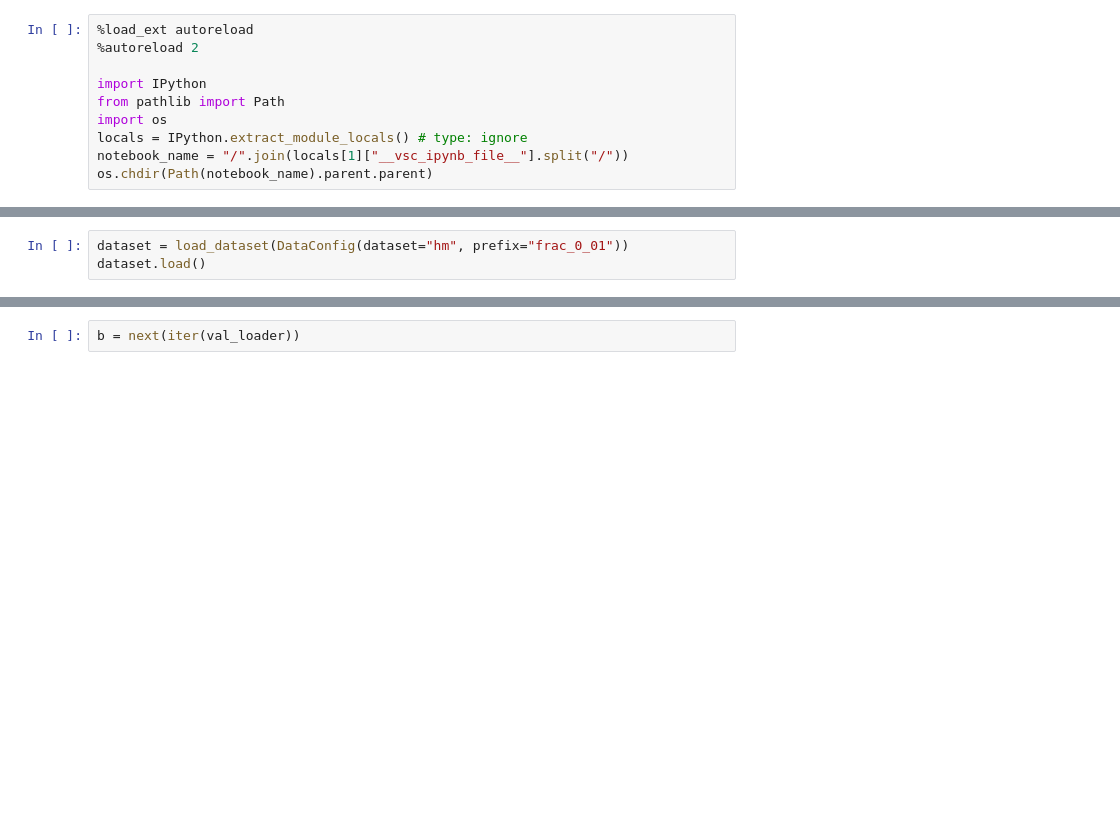
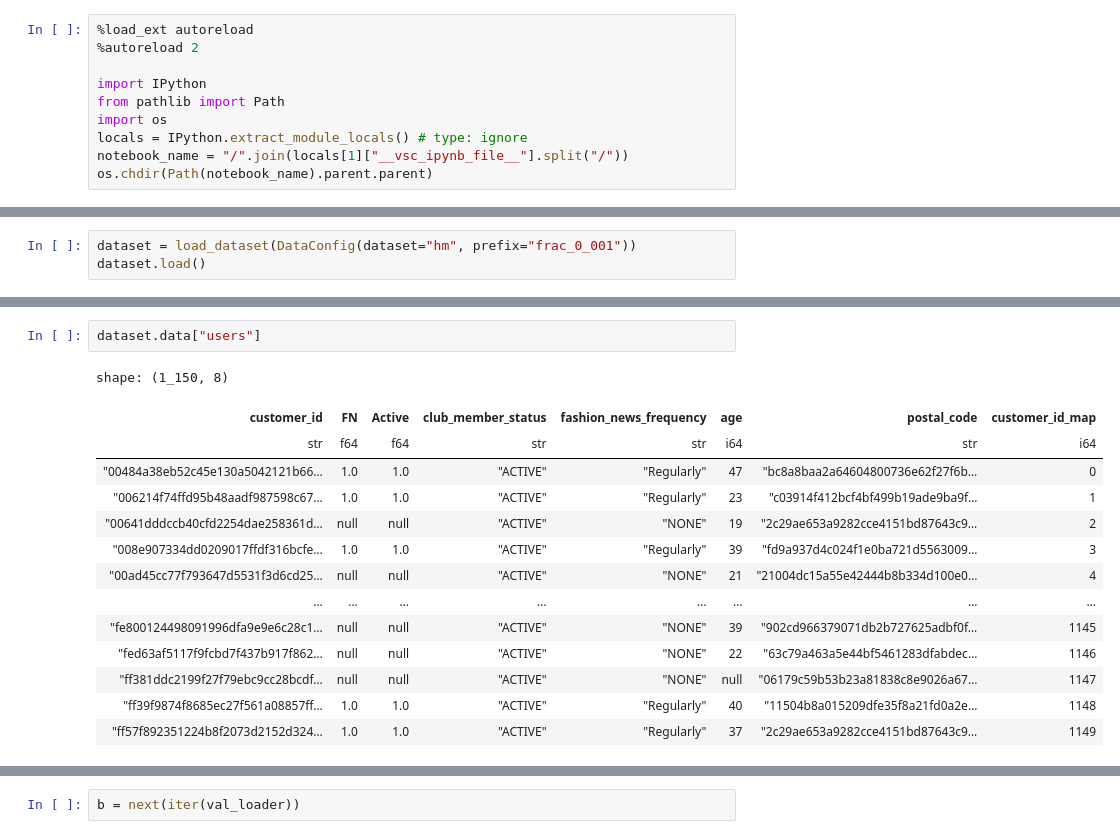
Before and after one commit to milymilek/retail-recommender-system, a Jupyter notebook: notebooks/t.ipynb, the cells around one changed output, grey strips where cells are left out. Drawn from its saved outputs; the diff is of its cells as text; blank space fills up the shorter version.

```diff
--- a/notebooks/t.ipynb
+++ b/notebooks/t.ipynb
@@ -22,3 +26,3 @@ from retail_recommender_system.models.mfconv import collate_fn
 # %%
-dataset = load_dataset(DataConfig(dataset="hm", prefix="frac_0_01"))
+dataset = load_dataset(DataConfig(dataset="hm", prefix="frac_0_001"))
 dataset.load()
@@ -24,0 +82,17 @@ dataset.load()
+# %%
+dataset.data["users"]
+# %% [output]
+shape: (1_150, 8)
+| customer_id | FN | Active | club_member_status | fashion_news_frequency | age | postal_code | customer_id_map |
+| str | f64 | f64 | str | str | i64 | str | i64 |
+| "00484a38eb52c45e130a5042121b66… | 1.0 | 1.0 | "ACTIVE" | "Regularly" | 47 | "bc8a8baa2a64604800736e62f27f6b… | 0 |
+| "006214f74ffd95b48aadf987598c67… | 1.0 | 1.0 | "ACTIVE" | "Regularly" | 23 | "c03914f412bcf4bf499b19ade9ba9f… | 1 |
+| "00641dddccb40cfd2254dae258361d… | null | null | "ACTIVE" | "NONE" | 19 | "2c29ae653a9282cce4151bd87643c9… | 2 |
+| "008e907334dd0209017ffdf316bcfe… | 1.0 | 1.0 | "ACTIVE" | "Regularly" | 39 | "fd9a937d4c024f1e0ba721d5563009… | 3 |
+| "00ad45cc77f793647d5531f3d6cd25… | null | null | "ACTIVE" | "NONE" | 21 | "21004dc15a55e42444b8b334d100e0… | 4 |
+| … | … | … | … | … | … | … | … |
+| "fe800124498091996dfa9e9e6c28c1… | null | null | "ACTIVE" | "NONE" | 39 | "902cd966379071db2b727625adbf0f… | 1145 |
+| "fed63af5117f9fcbd7f437b917f862… | null | null | "ACTIVE" | "NONE" | 22 | "63c79a463a5e44bf5461283dfabdec… | 1146 |
+| "ff381ddc2199f27f79ebc9cc28bcdf… | null | null | "ACTIVE" | "NONE" | null | "06179c59b53b23a81838c8e9026a67… | 1147 |
+| "ff39f9874f8685ec27f561a08857ff… | 1.0 | 1.0 | "ACTIVE" | "Regularly" | 40 | "11504b8a015209dfe35f8a21fd0a2e… | 1148 |
+| "ff57f892351224b8f2073d2152d324… | 1.0 | 1.0 | "ACTIVE" | "Regularly" | 37 | "2c29ae653a9282cce4151bd87643c9… | 1149 |
```
Also changed, not shown: parts of 25 cells of this notebook, 15 other files.
